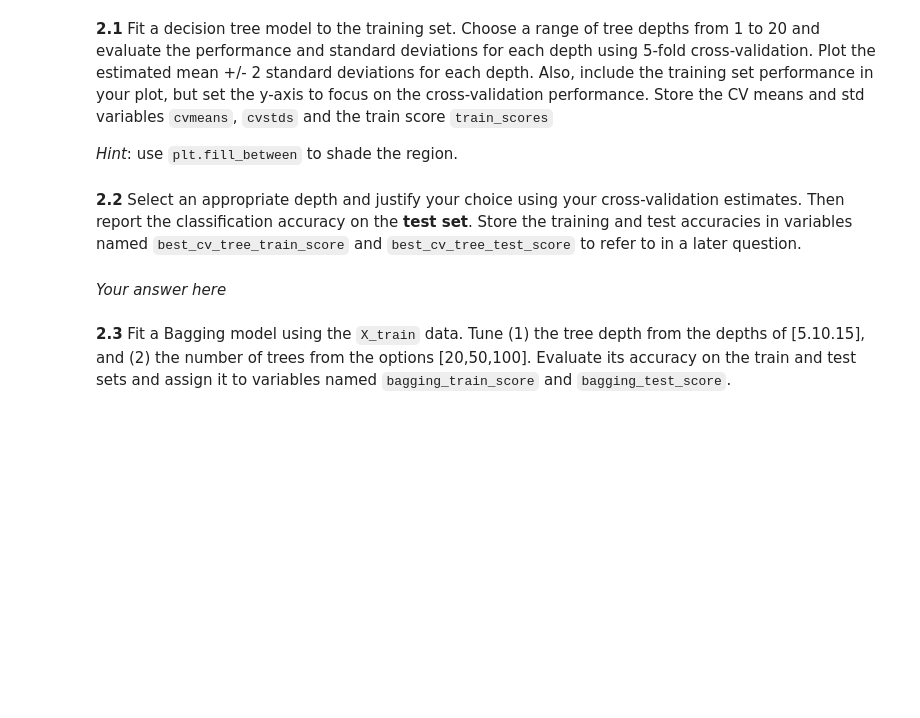
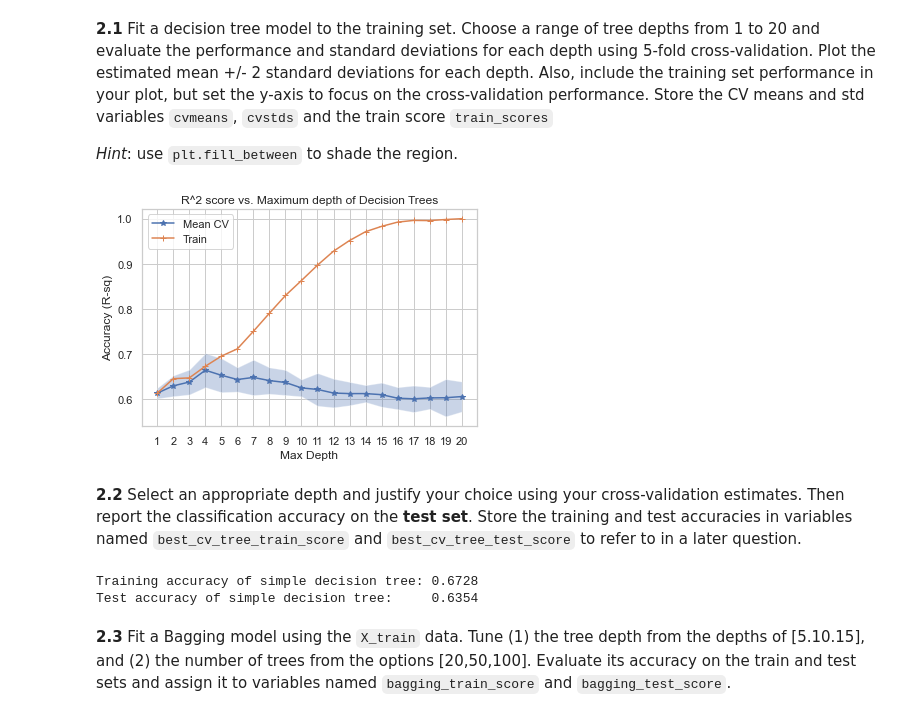
Before and after one commit to anuragmitra4/2021-s109a, a Jupyter notebook: psets/cs_s109a_hw5/cs_s109a_hw5.ipynb, the cells around one changed output. Drawn from its saved outputs; the diff is of its cells as text; code cells hidden in the pictures; blank space fills up the shorter version.

```diff
--- a/psets/cs_s109a_hw5/cs_s109a_hw5.ipynb
+++ b/psets/cs_s109a_hw5/cs_s109a_hw5.ipynb
@@ -264,2 +235,35 @@ Store the CV means and std variables `cvmeans`, `cvstds` and the train score `tr
+# %%
+from sklearn.model_selection import cross_val_score
+from sklearn.tree import DecisionTreeClassifier
+
+depths = list(range(1, 21))
+trainscores = []
+cvmeans = []
+cvstds = []
+
+for depth in depths:
+    dtree = DecisionTreeClassifier(max_depth=depth)
+
+    # Perform 5-fold cross validation and store results
+    trainscores.append(dtree.fit(X_train, y_train).score(X_train, y_train))
+    scores = cross_val_score(estimator=dtree, X=X_train, y=y_train, cv=5)
+    cvmeans.append(scores.mean())
+    cvstds.append(scores.std())
+
+cvmeans = np.array(cvmeans)
+cvstds = np.array(cvstds)
+
+# plotting
+plt.plot(depths, cvmeans, '*-', label="Mean CV")
+plt.fill_between(depths, cvmeans - 2*cvstds, cvmeans + 2*cvstds, alpha=0.3)
+ylim = plt.ylim()
+plt.plot(depths, trainscores, '-+', label="Train")
+plt.legend()
+plt.ylabel("Accuracy (R-sq)")
+plt.xlabel("Max Depth")
+plt.title("R^2 score vs. Maximum depth of Decision Trees")
+plt.xticks(depths);
+# %% [output]
+[figure, added]
 # %% [markdown]
 **2.2** Select an appropriate depth and justify your choice using your cross-validation estimates. Then report the classification accuracy on the **test set**. Store the training and test accuracies in variables named `best_cv_tree_train_score` and `best_cv_tree_test_score` to refer to in a later question.
@@ -270,4 +270,18 @@ Store the CV means and std variables `cvmeans`, `cvstds` and the train score `tr
-# %% [markdown]
-*Your answer here*
+# %%
+'''From the plot in the previous question, it is clear that
+the `max_depth` of 4 yeilds the highest mean CV score so we
+shall use as the depth for the model'''
+
+best_dtree = DecisionTreeClassifier(max_depth=4)
+best_dtree.fit(X_train, y_train)
+
+best_cv_tree_train_score = best_dtree.score(X_train, y_train)
+best_cv_tree_test_score = best_dtree.score(X_test, y_test)
+
+print("Training accuracy of simple decision tree:", best_cv_tree_train_score)
+print("Test accuracy of simple decision tree:    ", best_cv_tree_test_score)
+# %% [output]
+Training accuracy of simple decision tree: 0.6728
+Test accuracy of simple decision tree:     0.6354
 # %% [markdown]
 **2.3** Fit a Bagging model using the `X_train` data.  Tune (1) the tree depth from the depths of [5.10.15], and (2) the number of trees from the options [20,50,100].  Evaluate its accuracy on the train and test sets and assign it to variables named `bagging_train_score` and `bagging_test_score`.
```
Also changed, not shown: parts of 46 cells of this notebook, 8 other files.
